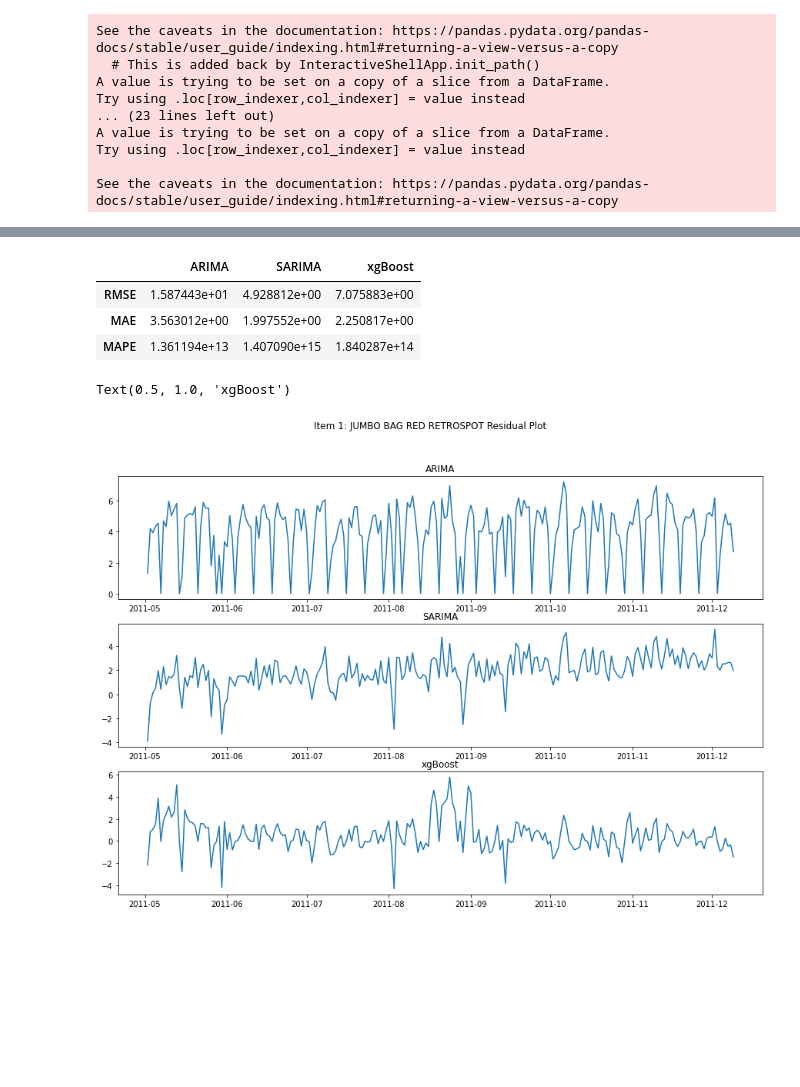
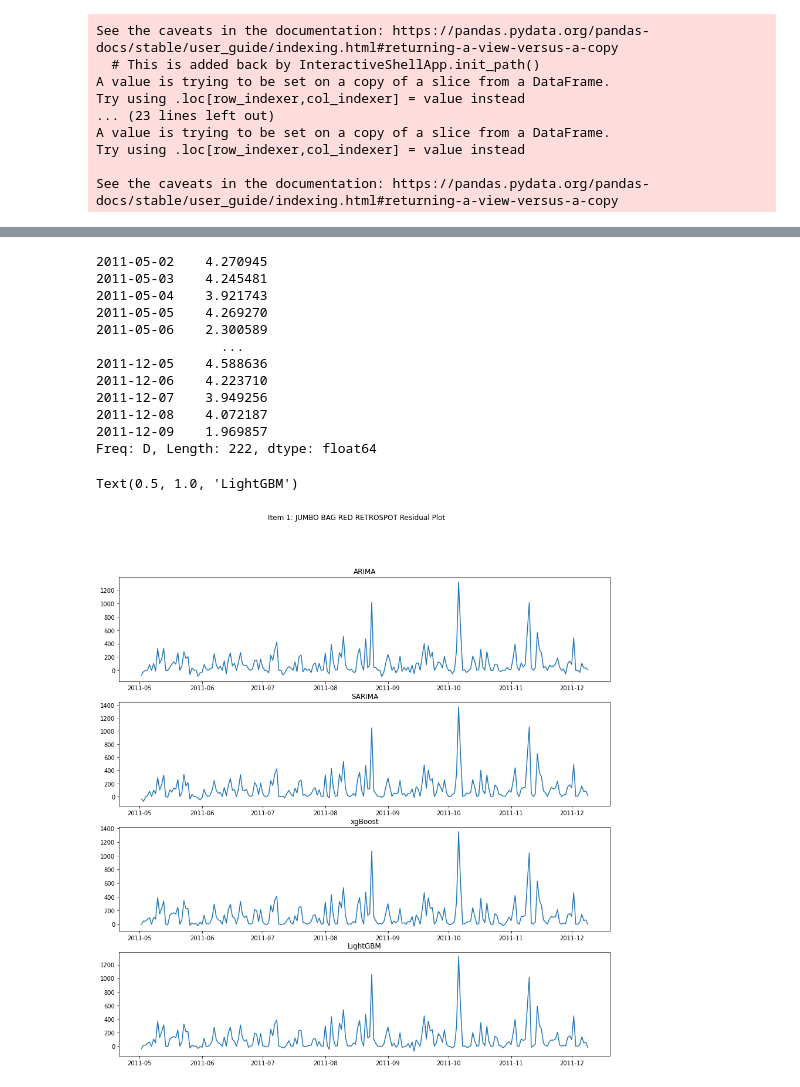
Before and after one commit to Abdul1Abdi/CIND820-Project, a Jupyter notebook: Project Notebook.ipynb, the cells around one changed output, grey strips where cells are left out. Drawn from its saved outputs; the diff is of its cells as text; code cells hidden in the pictures; blank space fills up the shorter version.

```diff
--- a/Project Notebook.ipynb
+++ b/Project Notebook.ipynb
@@ -341,14 +499,14 @@ sarimaModel5 = sm.tsa.statespace.SARIMAX(train.iloc[:,4],order= (1,1,1),seasonal
 # %%
 #SARIMA model forecasts
 sarimaModel1Forecast= sarimaModel1.predict(start=forecastStart,end=forecastEnd, dynamic= True)
-testForecasts["SARIMA Forecast 1 Jumbo"]=sarimaModel1Forecast
+testForecasts["SARIMA Forecast 1 Jumbo"]=np.exp(sarimaModel1Forecast)
 sarimaModel2Forecast= sarimaModel2.predict(start=forecastStart,end=forecastEnd, dynamic= True)
-testForecasts["SARIMA Forecast 2 Lunch"]=sarimaModel1Forecast
+testForecasts["SARIMA Forecast 2 Lunch"]=np.exp(sarimaModel1Forecast)
 sarimaModel3Forecast= sarimaModel3.predict(start=forecastStart,end=forecastEnd, dynamic= True)
-testForecasts["SARIMA Forecast 3 Party"]=sarimaModel1Forecast
+testForecasts["SARIMA Forecast 3 Party"]=np.exp(sarimaModel1Forecast)
 sarimaModel4Forecast= sarimaModel4.predict(start=forecastStart,end=forecastEnd, dynamic= True)
-testForecasts["SARIMA Forecast 4 Regency"]=sarimaModel1Forecast
+testForecasts["SARIMA Forecast 4 Regency"]=np.exp(sarimaModel1Forecast)
 sarimaModel5Forecast= sarimaModel5.predict(start=forecastStart,end=forecastEnd, dynamic= True)
-testForecasts["SARIMA Forecast 5 White"]=sarimaModel1Forecast
+testForecasts["SARIMA Forecast 5 White"]=np.exp(sarimaModel1Forecast)
 # %%
 #SARIMA Model evaluation metrics
@@ -529,0 +775,24 @@ testForecasts["xgBoost Forecast 5 White"]=xgboostModel5Forecast
+# %%
+#Creates LightGBM Model and Forecast
+lgbModel1= lgb.LGBMRegressor(n_estimators= 100, learning_rate= 0.01, max_depth= 8).fit(xTrain1, yTrain1, eval_set= [(xTrain1, yTrain1), (xTest1, yTest1)], early_stopping_rounds= 50, verbose= False)
+lgbModel1Forecast= np.exp(lgbModel1.predict(xTest1))
+
+lgbModel2= lgb.LGBMRegressor(n_estimators= 100, learning_rate= 0.01, max_depth= 8).fit(xTrain2, yTrain2, eval_set= [(xTrain2, yTrain2), (xTest2, yTest2)], early_stopping_rounds= 50, verbose= False)
+lgbModel2Forecast= np.exp(lgbModel2.predict(xTest2))
+
+lgbModel3= lgb.LGBMRegressor(n_estimators= 100, learning_rate= 0.01, max_depth= 8).fit(xTrain3, yTrain3, eval_set= [(xTrain3, yTrain3), (xTest3, yTest3)], early_stopping_rounds= 50, verbose= False)
+lgbModel3Forecast= np.exp(lgbModel3.predict(xTest3))
+
+lgbModel4= lgb.LGBMRegressor(n_estimators= 100, learning_rate= 0.01, max_depth= 8).fit(xTrain2, yTrain2, eval_set= [(xTrain4, yTrain4), (xTest4, yTest4)], early_stopping_rounds= 50, verbose= False)
+lgbModel4Forecast= np.exp(lgbModel4.predict(xTest4))
+
+lgbModel5= lgb.LGBMRegressor(n_estimators= 100, learning_rate= 0.01, max_depth= 8).fit(xTrain2, yTrain2, eval_set= [(xTrain5, yTrain5), (xTest5, yTest5)], early_stopping_rounds= 50, verbose= False)
+lgbModel5Forecast= np.exp(lgbModel5.predict(xTest5))
+# %%
+#Add LightGBM column to forecast dataframe
+testForecasts["LightGBM Forecast 1 Jumbo"]=lgbModel1Forecast
+testForecasts["LightGBM Forecast 2 Lunch"]=lgbModel2Forecast
+testForecasts["LightGBM Forecast 3 Party"]=lgbModel3Forecast
+testForecasts["LightGBM Forecast 4 Regency"]=lgbModel4Forecast
+testForecasts["LightGBM Forecast 5 White"]=lgbModel5Forecast
+testForecasts
@@ -584,22 +910,33 @@ item4Metrics
 # %%
 item5Metrics
+arimaModel1Forecast
 # %% [output]
-|  | ARIMA | SARIMA | xgBoost |
-| RMSE | 1.587443e+01 | 4.928812e+00 | 7.075883e+00 |
-| MAE | 3.563012e+00 | 1.997552e+00 | 2.250817e+00 |
-| MAPE | 1.361194e+13 | 1.407090e+15 | 1.840287e+14 |
+2011-05-02    4.270945
+2011-05-03    4.245481
+2011-05-04    3.921743
+2011-05-05    4.269270
+2011-05-06    2.300589
+                ...
+2011-12-05    4.588636
+2011-12-06    4.223710
+2011-12-07    3.949256
+2011-12-08    4.072187
+2011-12-09    1.969857
+Freq: D, Length: 222, dtype: float64
 # %%
 #Plot of residuals for item 1
-fig, (ax1,ax2,ax3)= plt.subplots(3,figsize=(15,10))
+fig, (ax1,ax2,ax3,ax4)= plt.subplots(4,figsize=(15,15))
 fig.suptitle('Item 1: JUMBO BAG RED RETROSPOT Residual Plot')
-ax1.plot(test.iloc[:,0]- arimaModel1Forecast)
+ax1.plot(np.exp(test.iloc[:,0])- testForecasts['ARIMA Forecast 1 Jumbo'])
 ax1.set_title("ARIMA")
-ax2.plot(test.iloc[:,0]- sarimaModel1Forecast)
+ax2.plot(np.exp(test.iloc[:,0])- testForecasts['SARIMA Forecast 1 Jumbo'])
 ax2.set_title("SARIMA")
-ax3.plot(test.iloc[:,0]- testForecasts['xgBoost Forecast 1 Jumbo'])
+ax3.plot(np.exp(test.iloc[:,0])- testForecasts['xgBoost Forecast 1 Jumbo'])
 ax3.set_title("xgBoost")
+ax4.plot(np.exp(test.iloc[:,0])- testForecasts['LightGBM Forecast 1 Jumbo'])
+ax4.set_title("LightGBM")
 # %% [output]
-Text(0.5, 1.0, 'xgBoost')
+Text(0.5, 1.0, 'LightGBM')
-[figure, old version]
+[figure, new version]
 # %%
 #Plot of the residuals for LUNCH BAG RED RETROSPOT
```
Also changed, not shown: parts of 51 cells of this notebook.
